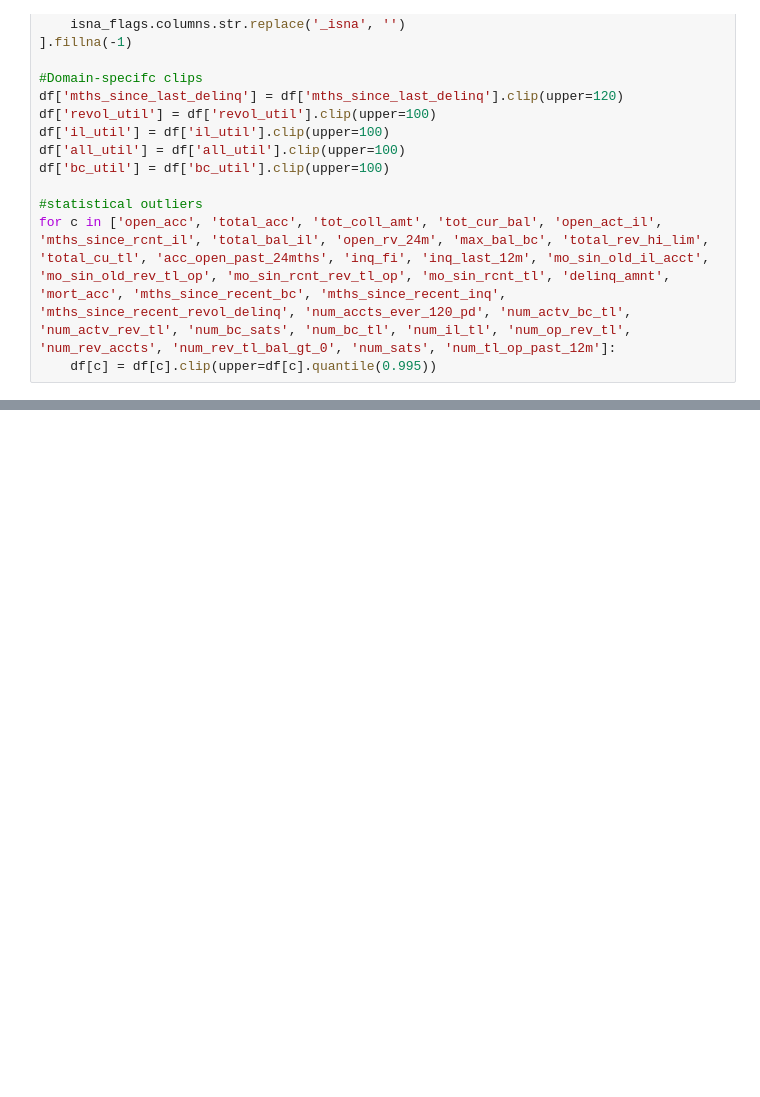
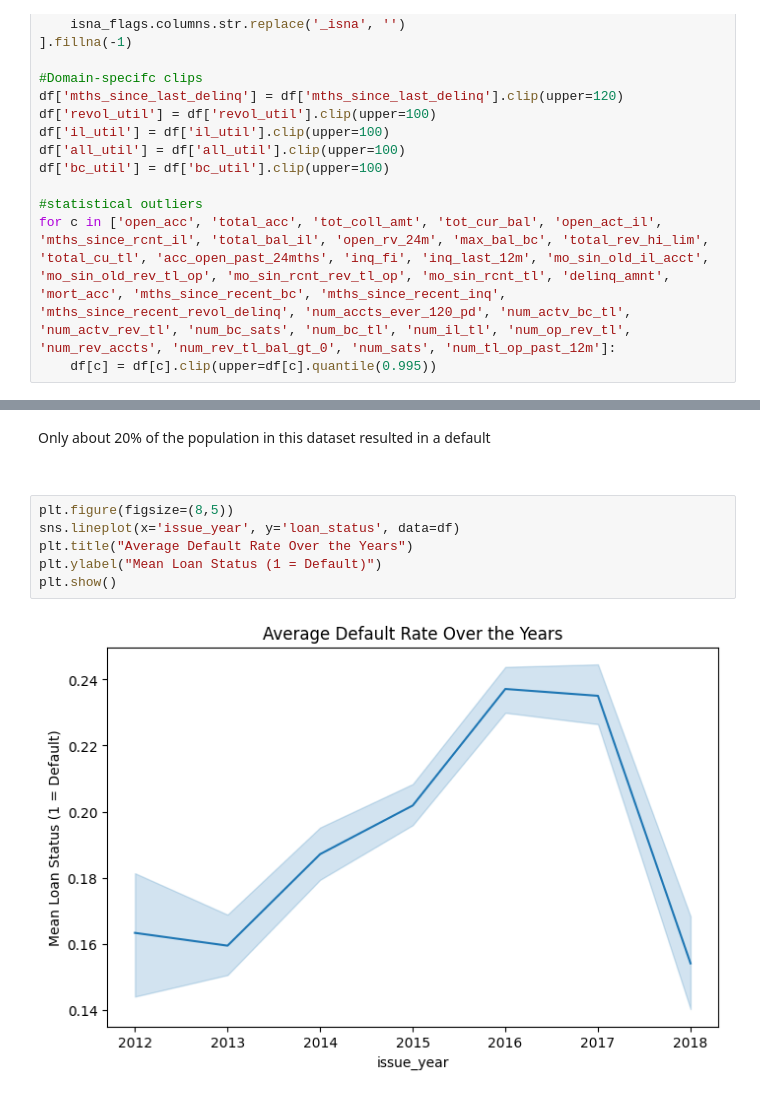
Before and after one commit to jorgetmr/Loan-Default-Prediction, a Jupyter notebook: Loan_Default_predictor.ipynb, the cells around one changed output, grey strips where cells are left out. Cells and saved outputs as stored; diff of their text form; blank space fills up the shorter version.

```diff
--- a/Loan_Default_predictor.ipynb
+++ b/Loan_Default_predictor.ipynb
@@ -531,0 +571,12 @@ for c in ['open_acc', 'total_acc', 'tot_coll_amt', 'tot_cur_bal', 'open_act_il',
+# %% [markdown]
+Only about 20% of the population in this dataset resulted in a default
+
+<br>
+# %%
+plt.figure(figsize=(8,5))
+sns.lineplot(x='issue_year', y='loan_status', data=df)
+plt.title("Average Default Rate Over the Years")
+plt.ylabel("Mean Loan Status (1 = Default)")
+plt.show()
+# %% [output]
+[figure, added]
```
Also changed, not shown: parts of 47 cells of this notebook.
